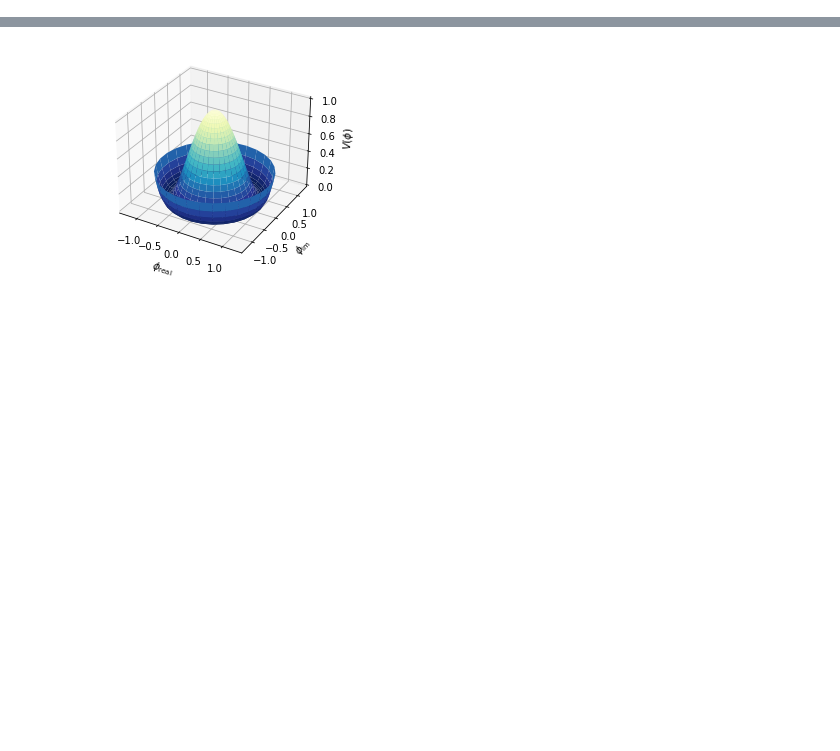
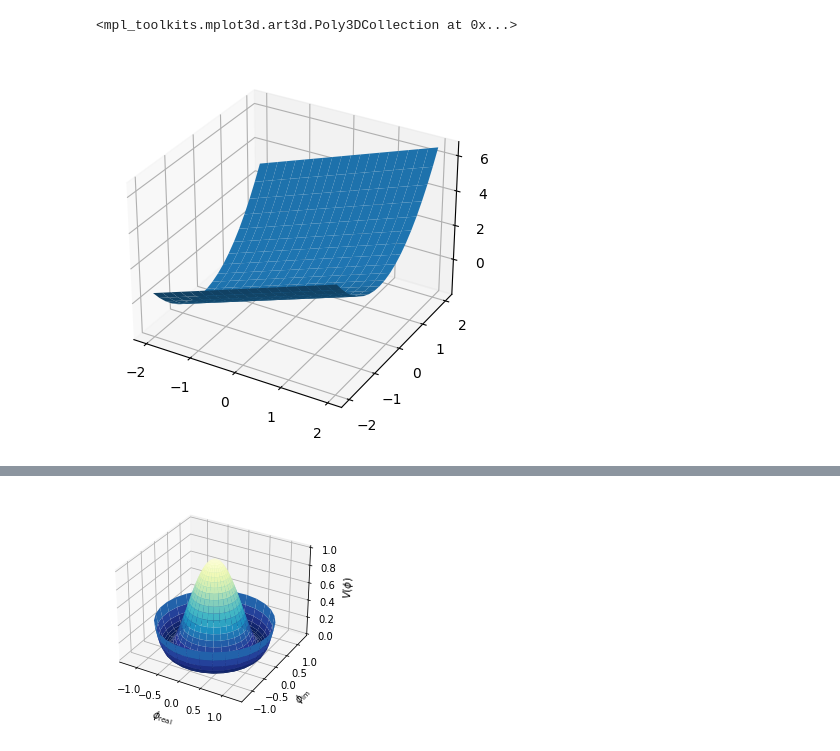
Before and after one commit to E314ling/SOC, a Jupyter notebook: OpenAI.ipynb, the cells around one changed output, grey strips where cells are left out. Cells and saved outputs as stored; diff of their text form; code cells hidden in the pictures; blank space fills up the shorter version.

```diff
--- a/OpenAI.ipynb
+++ b/OpenAI.ipynb
@@ -10,0 +332,50 @@ from scipy.sparse import diags
+# %%
+def get_actor_NN_poly():
+        last_init = tf.random_uniform_initializer(minval=-1, maxval=1)
+
+
+        x_1_input = layers.Input(shape =(1,))
+        x_2_input = layers.Input(shape =(1,))
+
+        # this is just a linear model y = theta_1 x_1 + theta_2 x_2 + theta_3
+
+
+        x_1 = x_1_input
+
+        x_1_2 = x_1**2
+
+        x_2 = x_2_input
+        x_2_2 = x_2**2
+
+        x_1x_2 = x_1 * x_2
+
+
+        input = tf.concat([x_1,x_2],1)
+        out = layers.Dense(2, kernel_initializer=last_init)(input)
+
+        # Our upper bound is 2.0 .
+        #outputs = outputs * self.upper_action_bound
+        model = tf.keras.Model(inputs = [x_1_input, x_2_input], outputs = out)
+        return model
+
+actor = get_actor_NN_poly()
+
+x_space = np.linspace(-2,2,20)
+Z = np.zeros((20,20))
+
+for i in range(20):
+    for j in range(20):
+          x =tf.expand_dims( tf.convert_to_tensor(np.array([x_space[i]])),0)
+          y = tf.expand_dims(tf.convert_to_tensor(np.array([x_space[j]])),0)
+          Z[i,j] = actor([x,y])[0][0]
+
+
+X,Y = np.meshgrid(x_space,x_space)
+
+fig = plt.figure()
+ax  = fig.add_subplot(projection='3d')
+
+ax.plot_surface(X,Y,Z)
+# %% [output]
+<mpl_toolkits.mplot3d.art3d.Poly3DCollection at 0x...>
+[figure, added]
```
Also changed, not shown: parts of 4 cells of this notebook, 12 other files.
